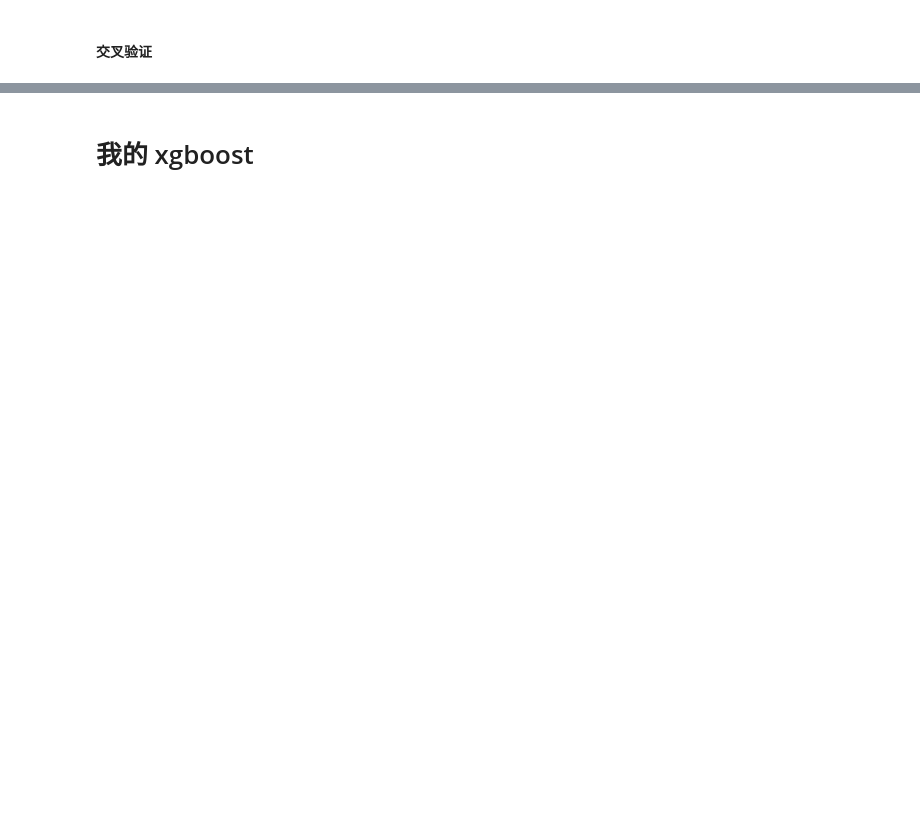
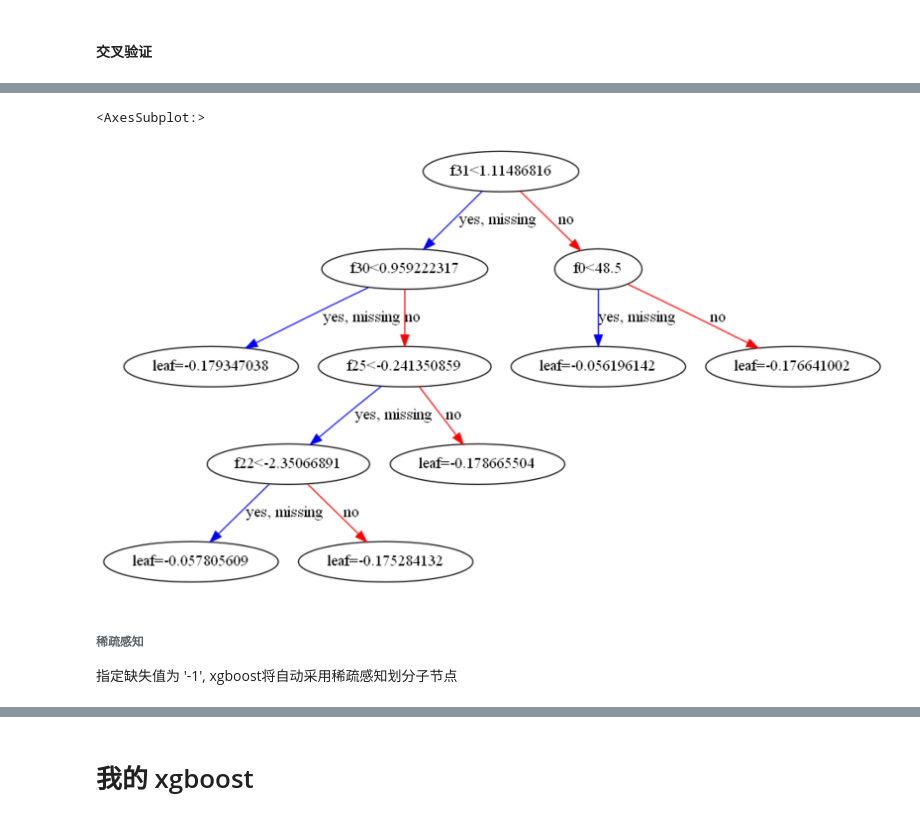
Before and after one commit to Xinrihui/Statistical-Learning-Method, a Jupyter notebook: XGBoost/XGBoost_xrh.ipynb, the cells around one changed output, grey strips where cells are left out. Cells and saved outputs as stored; diff of their text form; code cells hidden in the pictures; blank space fills up the shorter version.

Commit message:
xgboost 近似算法

```diff
--- a/XGBoost/XGBoost_xrh.ipynb
+++ b/XGBoost/XGBoost_xrh.ipynb
@@ -905,0 +885,8 @@ cvresult1
+# %%
+X_train, X_test, y_train, y_test  = train_test_split(X, y, test_size=0.2, random_state=1)
+
+X_train, X_val, y_train, y_val  = train_test_split(X_train, y_train, test_size=0.25, random_state=1) # 0.25 x 0.8 = 0.2
+
+dtrain = xgb.DMatrix( X_train,label=y_train)
+dval = xgb.DMatrix( X_val,label=y_val)
+dtest = xgb.DMatrix( X_test,label=y_test)
@@ -905,0 +1393,28 @@ cvresult1
+# %%
+%%time
+
+import  xgboost as xgb
+
+
+param = {
+
+    'seed': 0,
+    'eta': 0.1,
+    'objective': 'binary:logistic',
+    'max_depth': 8,
+
+}
+
+param['eval_metric'] = 'auc'
+
+
+dtrain = xgb.DMatrix(X_train, label=y_train)
+dtest = xgb.DMatrix(X_test, label=y_test)
+
+watchlist = [(dtrain,'train')]
+
+num_round = 50
+
+bst = xgb.train( param ,dtrain  ,num_round, evals =watchlist )
+
+# time: 1min 13s
@@ -905,0 +1439,14 @@ cvresult1
+# %%
+import matplotlib.pyplot as plt
+
+fig, ax = plt.subplots(figsize=(30, 30))
+xgb.plot_tree(bst, num_trees=1, ax=ax)
+plt.show()
+# 图中可见, 特征出现缺失值时,判断路径 都是左子树
+# %% [output]
+<AxesSubplot:>
+[figure, added]
+# %% [markdown]
+###### 稀疏感知
+
+指定缺失值为 '-1', xgboost将自动采用稀疏感知划分子节点
```
Also changed, not shown: parts of 105 cells of this notebook, 5 other files.
